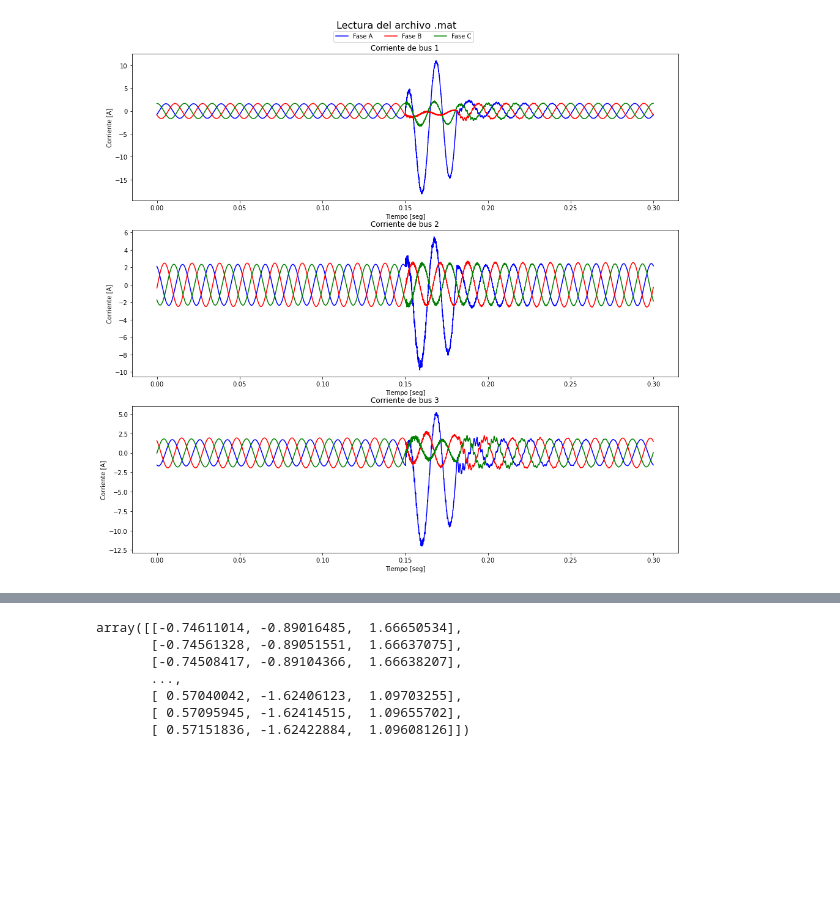
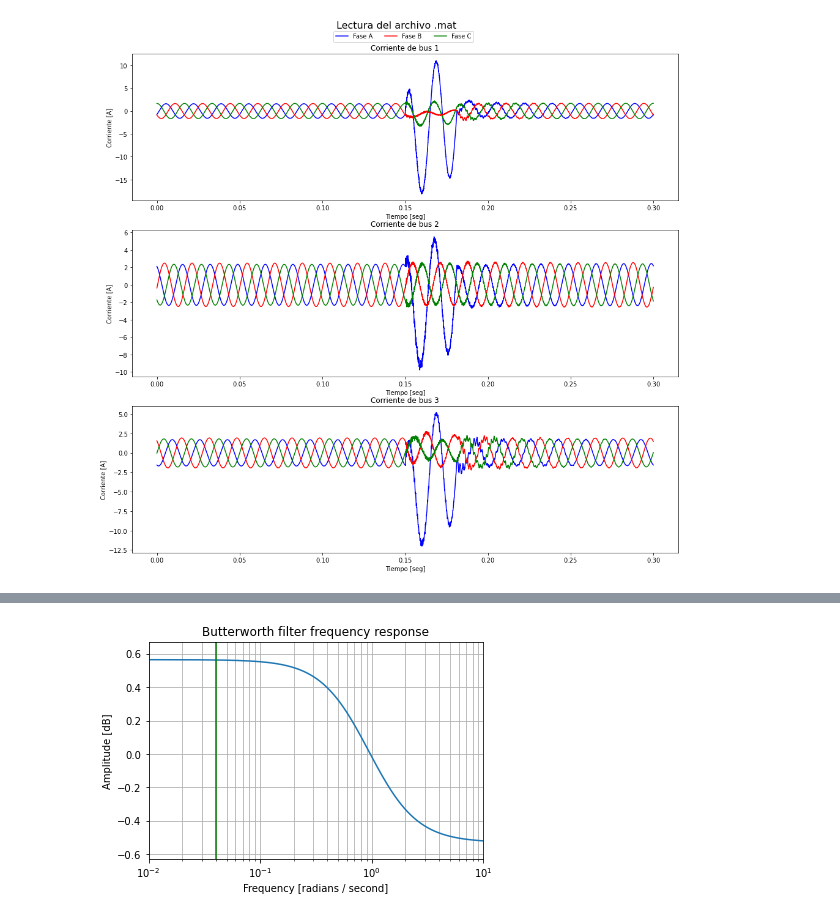
Before and after one commit to andresenrique08/Virtual_Relay_Course, a Jupyter notebook: TC3/Test_Initial.ipynb, the cells around one changed output, grey strips where cells are left out. Cells and saved outputs as stored; diff of their text form; code cells hidden in the pictures; blank space fills up the shorter version.

```diff
--- a/TC3/Test_Initial.ipynb
+++ b/TC3/Test_Initial.ipynb
@@ -115,10 +72,38 @@ IndexError: list index out of range
-# %%
-currents_bus1
-# %% [output]
-array([[-0.74611014, -0.89016485,  1.66650534],
-       [-0.74561328, -0.89051551,  1.66637075],
-       [-0.74508417, -0.89104366,  1.66638207],
-       ...,
-       [ 0.57040042, -1.62406123,  1.09703255],
-       [ 0.57095945, -1.62414515,  1.09655702],
-       [ 0.57151836, -1.62422884,  1.09608126]])
+# %%
+def butter_highpass(cutoff, fs, order):
+    """
+    Design a highpass filter.
+
+    Args:
+        - cutoff (float) : the cutoff frequency of the filter.
+        - fs     (float) : the sampling rate.
+        - order    (int) : order of the filter, by default defined to 5.
+    """
+    # calculate the Nyquist frequency
+    nyq = 0.5 * fs
+
+    # design filter
+    high = cutoff / nyq
+    b, a = butter(order, high, btype='high', analog=False)
+
+    # returns the filter coefficients: numerator and denominator
+    return b, a, high
+# %%
+from scipy import signal
+import matplotlib.pyplot as plt
+
+cutoff = 20e3
+fs = 1e6
+#b, a = signal.butter(1, Fs, 'high', analog=True)
+b, a, high = butter_highpass(cutoff, fs, order=1)
+w, h = signal.freqs(b, a)
+plt.semilogx(w, 20 * np.log10(abs(h)))
+plt.title('Butterworth filter frequency response')
+plt.xlabel('Frequency [radians / second]')
+plt.ylabel('Amplitude [dB]')
+plt.margins(0, 0.1)
+plt.grid(which='both', axis='both')
+plt.axvline(high, color='green') # cutoff frequency
+plt.show()
+# %% [output]
+[figure, added]
```
Also changed, not shown: parts of 9 cells of this notebook.
